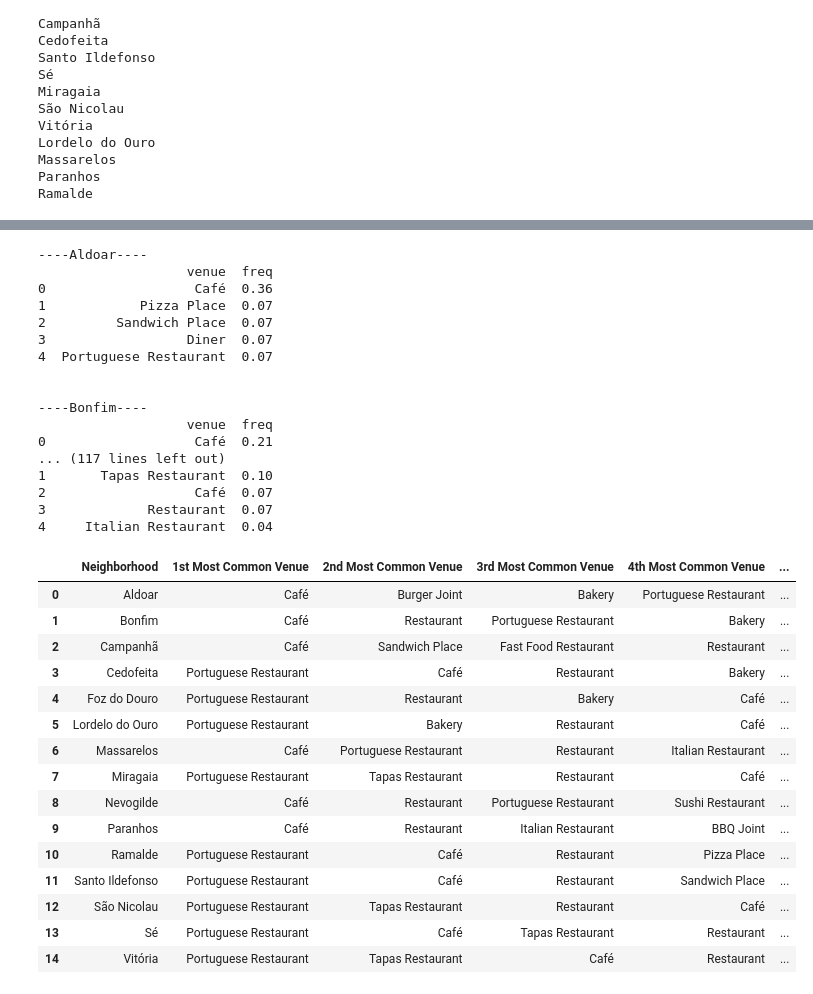
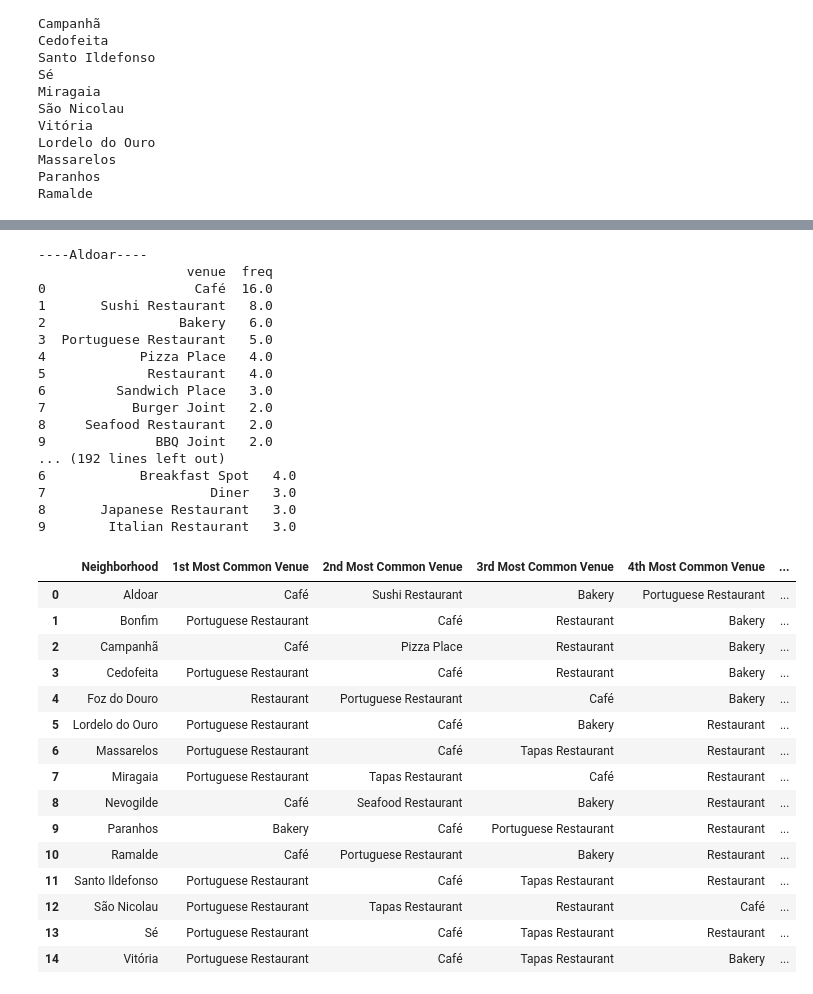
Before and after one commit to cfortes-ai/Best-mexican-place-in-porto-acording-to-AI, a Jupyter notebook: Porto Study.ipynb, the cells around one changed output, grey strips where cells are left out. Drawn from its saved outputs; the diff is of its cells as text; code cells hidden in the pictures.

```diff
--- a/Porto Study.ipynb
+++ b/Porto Study.ipynb
@@ -83,7 +83,7 @@ Latitude and longitude values of Aldoar are 41.171944, -8.671389.
 # %%
 # create the API request URL
 categoryId = "4d4b7105d754a06374d81259"
-LIMIT = 100
+LIMIT = 200
 radius = 1000
 url = 'https://api.foursquare.com/v2/venues/explore?&client_id={}&client_secret={}&v={}&categoryId={}&ll={},{}&radius={}&limit={}'.format(
     CLIENT_ID,
@@ -158,5 +158,5 @@ print('{} venues were returned by Foursquare.'.format(nearby_venues.shape[0]))
 # %%
-def getNearbyVenues(names, latitudes, longitudes, radius=1000):
+def getNearbyVenues(names, latitudes, longitudes, radius=1500):
 
     venues_list=[]
     for name, lat, lng in zip(names, latitudes, longitudes):
@@ -255,5 +255,6 @@ porto_onehot.shape
 # %%
-porto_grouped = porto_onehot.groupby('Neighborhood').mean().reset_index()
+porto_grouped = porto_onehot.groupby('Neighborhood').sum().reset_index()
+pd.set_option('display.max_columns', None)
 porto_grouped
 # %% [output]
 |  | Neighborhood | African Restaurant | American Restaurant | Arepa Restaurant | Argentinian Restaurant | ... |
@@ -276,5 +276,5 @@ porto_grouped
 # %%
-num_top_venues = 5
+num_top_venues = 10
 
 for hood in porto_grouped['Neighborhood']:
     print("----"+hood+"----")
@@ -288,21 +288,21 @@ for hood in porto_grouped['Neighborhood']:
 # %% [output]
 ----Aldoar----
                    venue  freq
-0                   Café  0.36
-1            Pizza Place  0.07
-2         Sandwich Place  0.07
-3                  Diner  0.07
-4  Portuguese Restaurant  0.07
-
-
-----Bonfim----
-                   venue  freq
-0                   Café  0.21
-... (117 lines left out)
-1       Tapas Restaurant  0.10
-2                   Café  0.07
-3             Restaurant  0.07
-4     Italian Restaurant  0.04
+0                   Café  16.0
+1       Sushi Restaurant   8.0
+2                 Bakery   6.0
+3  Portuguese Restaurant   5.0
+4            Pizza Place   4.0
+5             Restaurant   4.0
+6         Sandwich Place   3.0
+7           Burger Joint   2.0
+8     Seafood Restaurant   2.0
+9              BBQ Joint   2.0
+... (192 lines left out)
+6            Breakfast Spot   4.0
+7                     Diner   3.0
+8       Japanese Restaurant   3.0
+9        Italian Restaurant   3.0
 # %%
 def return_most_common_venues(row, num_top_venues):
     row_categories = row.iloc[1:]
@@ -312,39 +312,38 @@ def return_most_common_venues(row, num_top_venues):
 # %%
 num_top_venues = 10
 
 indicators = ['st', 'nd', 'rd']
 
 # create columns according to number of top venues
 columns = ['Neighborhood']
 for ind in np.arange(num_top_venues):
     try:
         columns.append('{}{} Most Common Venue'.format(ind+1, indicators[ind]))
     except:
         columns.append('{}th Most Common Venue'.format(ind+1))
 
 # create a new dataframe
 neighborhoods_venues_sorted = pd.DataFrame(columns=columns)
 neighborhoods_venues_sorted['Neighborhood'] = porto_grouped['Neighborhood']
 
 for ind in np.arange(porto_grouped.shape[0]):
     neighborhoods_venues_sorted.iloc[ind, 1:] = return_most_common_venues(porto_grouped.iloc[ind, :], num_top_venues)
 
-neighborhoods_venues_sorted.head(15
-                            )
+neighborhoods_venues_sorted.head(15)
 # %% [output]
 |  | Neighborhood | 1st Most Common Venue | 2nd Most Common Venue | 3rd Most Common Venue | 4th Most Common Venue | ... |
-| 0 | Aldoar | Café | Burger Joint | Bakery | Portuguese Restaurant | ... |
-| 1 | Bonfim | Café | Restaurant | Portuguese Restaurant | Bakery | ... |
-| 2 | Campanhã | Café | Sandwich Place | Fast Food Restaurant | Restaurant | ... |
+| 0 | Aldoar | Café | Sushi Restaurant | Bakery | Portuguese Restaurant | ... |
+| 1 | Bonfim | Portuguese Restaurant | Café | Restaurant | Bakery | ... |
+| 2 | Campanhã | Café | Pizza Place | Restaurant | Bakery | ... |
 | 3 | Cedofeita | Portuguese Restaurant | Café | Restaurant | Bakery | ... |
-| 4 | Foz do Douro | Portuguese Restaurant | Restaurant | Bakery | Café | ... |
-| 5 | Lordelo do Ouro | Portuguese Restaurant | Bakery | Restaurant | Café | ... |
-| 6 | Massarelos | Café | Portuguese Restaurant | Restaurant | Italian Restaurant | ... |
-| 7 | Miragaia | Portuguese Restaurant | Tapas Restaurant | Restaurant | Café | ... |
-| 8 | Nevogilde | Café | Restaurant | Portuguese Restaurant | Sushi Restaurant | ... |
-| 9 | Paranhos | Café | Restaurant | Italian Restaurant | BBQ Joint | ... |
-| 10 | Ramalde | Portuguese Restaurant | Café | Restaurant | Pizza Place | ... |
-| 11 | Santo Ildefonso | Portuguese Restaurant | Café | Restaurant | Sandwich Place | ... |
+| 4 | Foz do Douro | Restaurant | Portuguese Restaurant | Café | Bakery | ... |
+| 5 | Lordelo do Ouro | Portuguese Restaurant | Café | Bakery | Restaurant | ... |
+| 6 | Massarelos | Portuguese Restaurant | Café | Tapas Restaurant | Restaurant | ... |
+| 7 | Miragaia | Portuguese Restaurant | Tapas Restaurant | Café | Restaurant | ... |
+| 8 | Nevogilde | Café | Seafood Restaurant | Bakery | Restaurant | ... |
+| 9 | Paranhos | Bakery | Café | Portuguese Restaurant | Restaurant | ... |
+| 10 | Ramalde | Café | Portuguese Restaurant | Bakery | Restaurant | ... |
+| 11 | Santo Ildefonso | Portuguese Restaurant | Café | Tapas Restaurant | Restaurant | ... |
 | 12 | São Nicolau | Portuguese Restaurant | Tapas Restaurant | Restaurant | Café | ... |
 | 13 | Sé | Portuguese Restaurant | Café | Tapas Restaurant | Restaurant | ... |
-| 14 | Vitória | Portuguese Restaurant | Tapas Restaurant | Café | Restaurant | ... |
+| 14 | Vitória | Portuguese Restaurant | Café | Tapas Restaurant | Bakery | ... |
```
Also changed, not shown: parts of 19 cells of this notebook.
